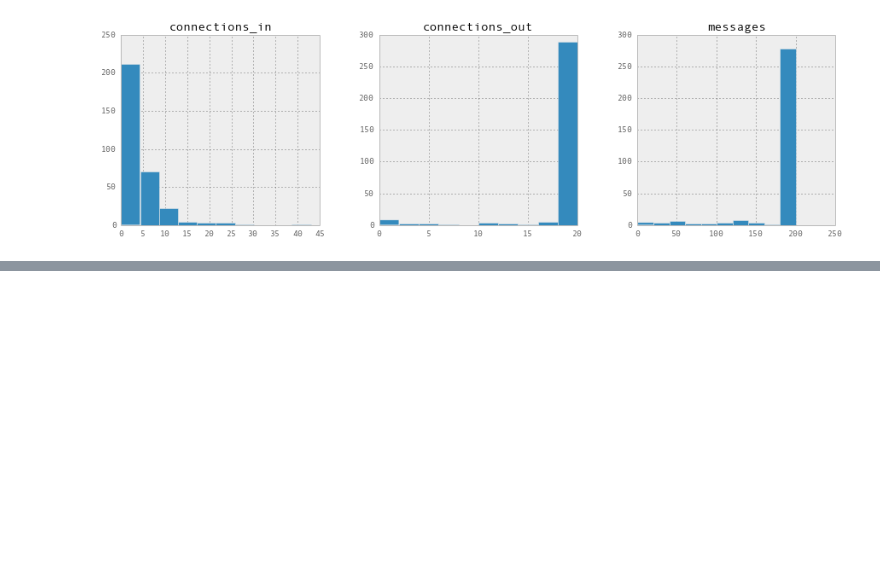
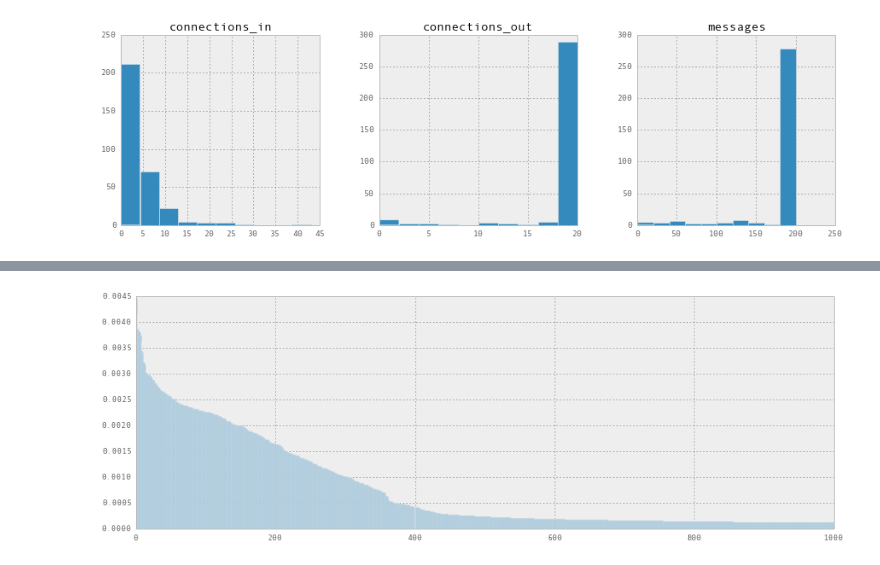
Before and after one commit to carrillo/social-media-analyst, a Jupyter notebook: gather-twitter-info-example.ipynb, the cells around one changed output, grey strips where cells are left out. Saved outputs shown, nothing was run; the diff lists cells and outputs as text; code cells hidden in the pictures; blank space fills up the shorter version.

```diff
--- a/gather-twitter-info-example.ipynb
+++ b/gather-twitter-info-example.ipynb
@@ -100,0 +108,6 @@ ng.draw(node_size=2, edge_width=0.5);   # Draw a simple graph
+# %%
+df = pd.DataFrame(ng.get_top_nodes(1000))
+plt.figure(figsize=[15,5])
+plt.bar(df.index, df[1], width=1, alpha=1);
+# %% [output]
+[figure, added]
```
Also changed, not shown: parts of 8 cells of this notebook, 1 other file.
